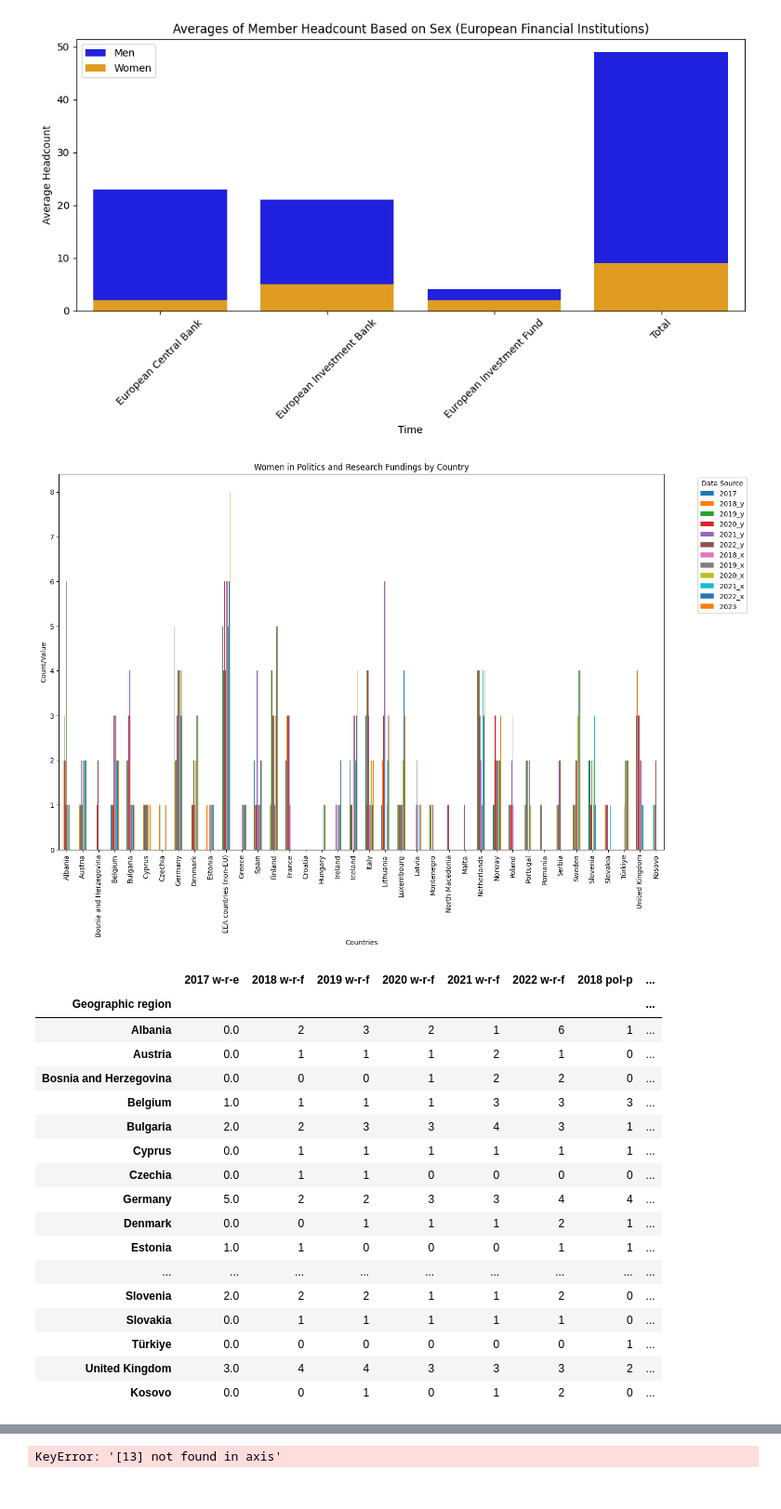
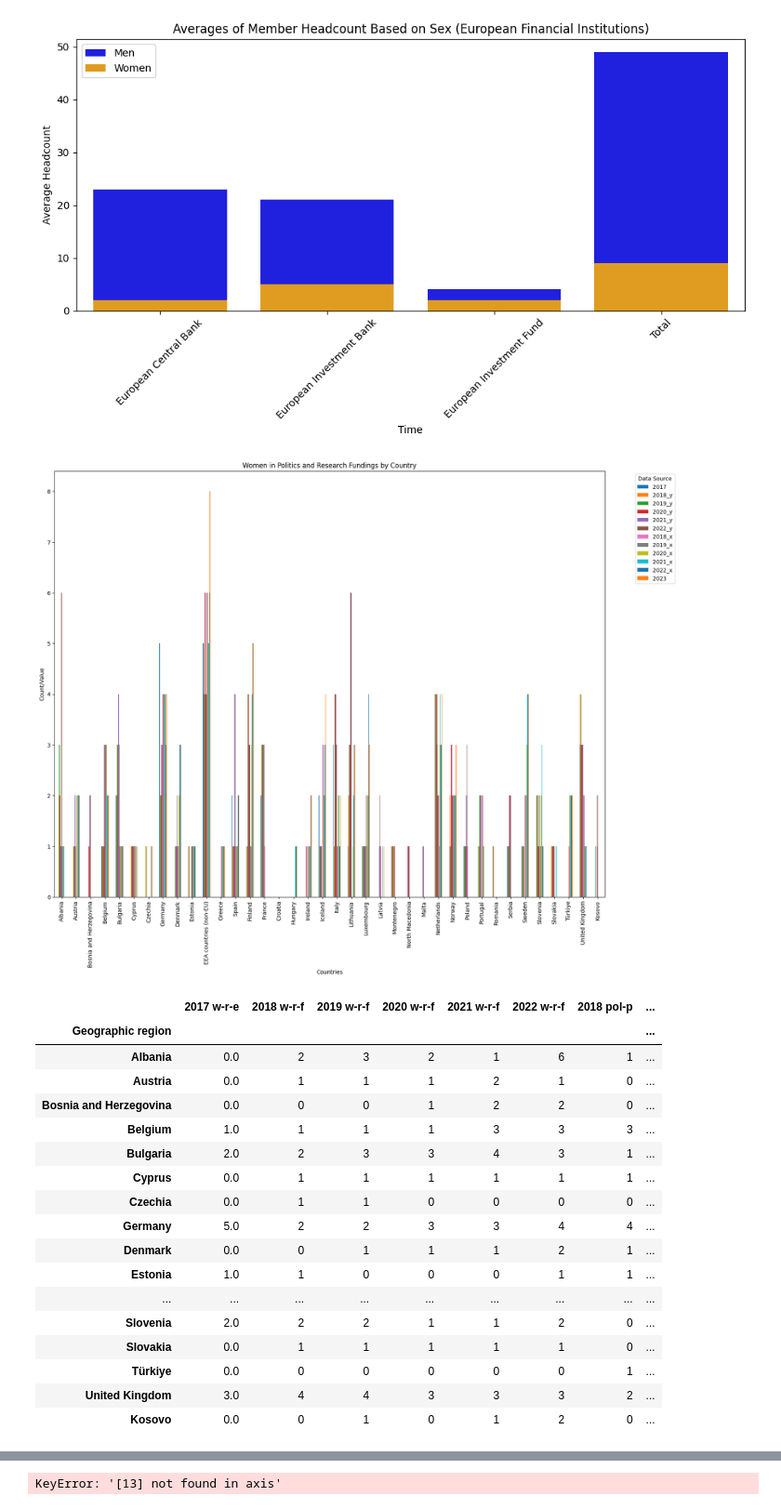
Before and after one commit to alicepicco333/wipEU, a Jupyter notebook: technical_analysis/averages_and_graphs.ipynb, the cells around one changed output, grey strips where cells are left out. Shown: that part at 93% size. Drawn from its saved outputs; the diff is of its cells as text; code cells hidden in the pictures.

```diff
--- a/technical_analysis/averages_and_graphs.ipynb
+++ b/technical_analysis/averages_and_graphs.ipynb
@@ -206,34 +206,34 @@ plt.show()
 # %%
 #Number of women in political parties, research funding, and political executive in the years, with data visualization
 df_women_research_fundings = df_women_research_fundings.rename(columns={"Geographic region\Time": "Geographic region"})
 df_women_political_executives = df_women_political_executives.rename(columns={"Geographic region\Time": "Geographic region"})
 df_women_political_parties = df_women_political_parties.rename(columns={"Geographic region\Time": "Geographic region"})
 df_women_research_fundings, df_women_political_executives, df_women_political_parties = column_remove(df_women_research_fundings, df_women_political_executives, df_women_political_parties)
 # df_women_research_fundings, df_women_political_executives, df_women_political_parties = force_to_numeric(df_women_research_fundings, df_women_political_executives, df_women_political_parties)
 
 merged_df = pd.merge(df_women_political_parties, df_women_research_fundings, on="Geographic region")
 merged_df_final = pd.merge(merged_df, df_women_political_executives, on="Geographic region").fillna("0") #nella manipolazione dati abbiamo deciso di introdurre lo 0 al posto di NaN
 merged_df_final.head()
 rows_to_remove = merged_df_final['Geographic region'].isin(['European Union - 27 countries (from 2020)', 'European Union - 28 countries (1993-2020)'])
 merged_df_final = merged_df_final[~rows_to_remove]
 merged_df_final = merged_df_final.drop(index=20)
 merged_df_final = merged_df_final.drop(columns=['Average'])
 merged_df_final = merged_df_final.iloc[:, ::-1]
 countries = merged_df_final['Geographic region']
 merged_df_final.set_index('Geographic region', inplace=True)
-ax = merged_df_final.plot(kind='bar', figsize=(16, 10))
+ax = merged_df_final.plot(kind='bar', figsize=(18, 14))
 plt.title('Women in Politics and Research Fundings by Country')
 plt.xlabel('Countries')
 plt.ylabel('Count/Value')
 plt.legend(title='Data Source', bbox_to_anchor=(1.05, 1), loc='upper left')
 plt.show()
 merged_df_final.columns = merged_df_final.columns.str.replace('_x', ' pol-p').str.replace('_y', ' w-r-f')
 column_mapping = {col: f"{col} w-r-e" for col in merged_df_final.columns if col.isdigit()}
 # Rename the columns using the mapping dictionary
 merged_df_final.rename(columns=column_mapping, inplace=True)
 merged_df_final
 # %% [output]
-[figure, old version]
+[figure, new version]
 |  | 2017 w-r-e | 2018 w-r-f | 2019 w-r-f | 2020 w-r-f | 2021 w-r-f | 2022 w-r-f | 2018 pol-p | ... |
 | Geographic region |  |  |  |  |  |  |  | ... |
 | Albania | 0.0 | 2 | 3 | 2 | 1 | 6 | 1 | ... |
```
